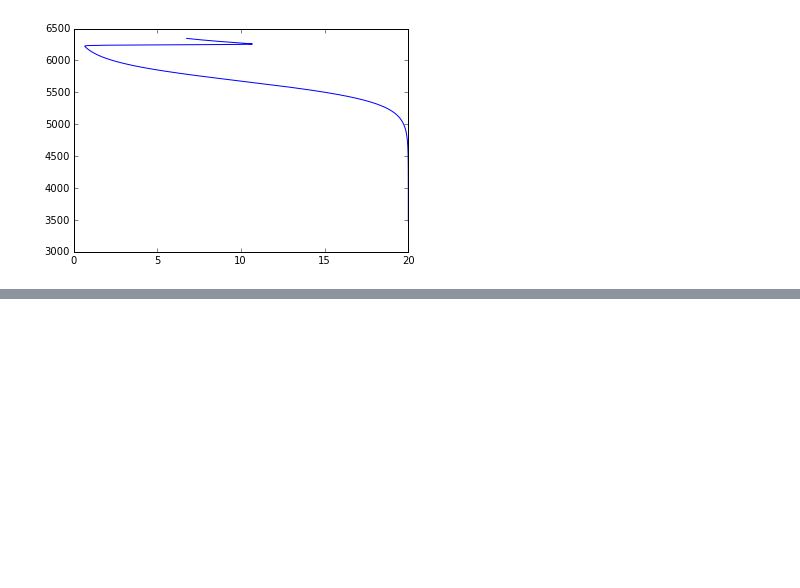
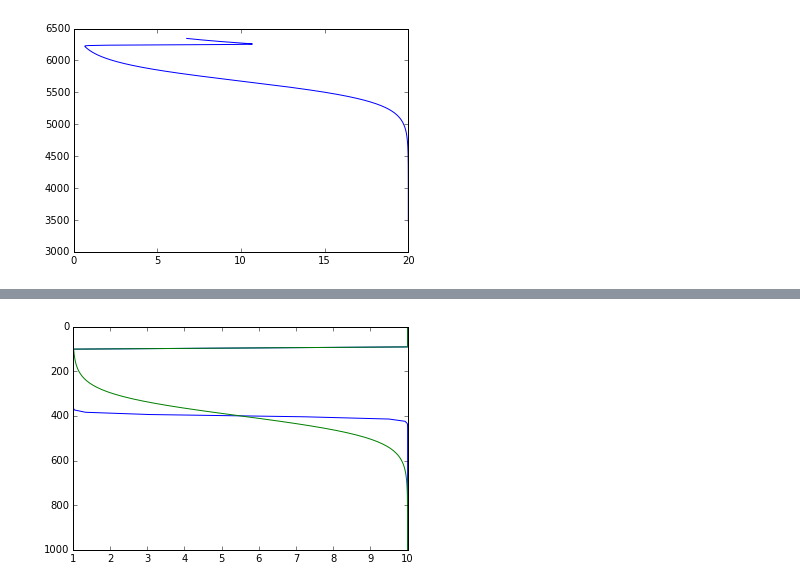
Before and after one commit to andreww/theia_tools, a Jupyter notebook: Viscosity_profiles.ipynb, the cells around one changed output, grey strips where cells are left out. Cells and saved outputs as stored; diff of their text form; code cells hidden in the pictures; blank space fills up the shorter version.

```diff
--- a/Viscosity_profiles.ipynb
+++ b/Viscosity_profiles.ipynb
@@ -100,0 +148,11 @@ plt.plot(sinh_notch(z, z_j1, 0.05, 1000, z_j2, 20, 20),z)
+# %%
+z = np.linspace(0.0, 3480.0, 1000)
+z = np.linspace(0.0, 1000.0, 100)
+
+nu_4 = visc_profile(10.0, 100, 10.0, 100.0, 400.0, z)
+nu_6 = visc_profile(10.0, 100, 10.0, 10.0, 400.0, z)
+
+plt.plot(nu_4, z, nu_6, z)
+plt.gca().invert_yaxis()
+# %% [output]
+[figure, added]
```
Also changed, not shown: parts of 6 cells of this notebook.
